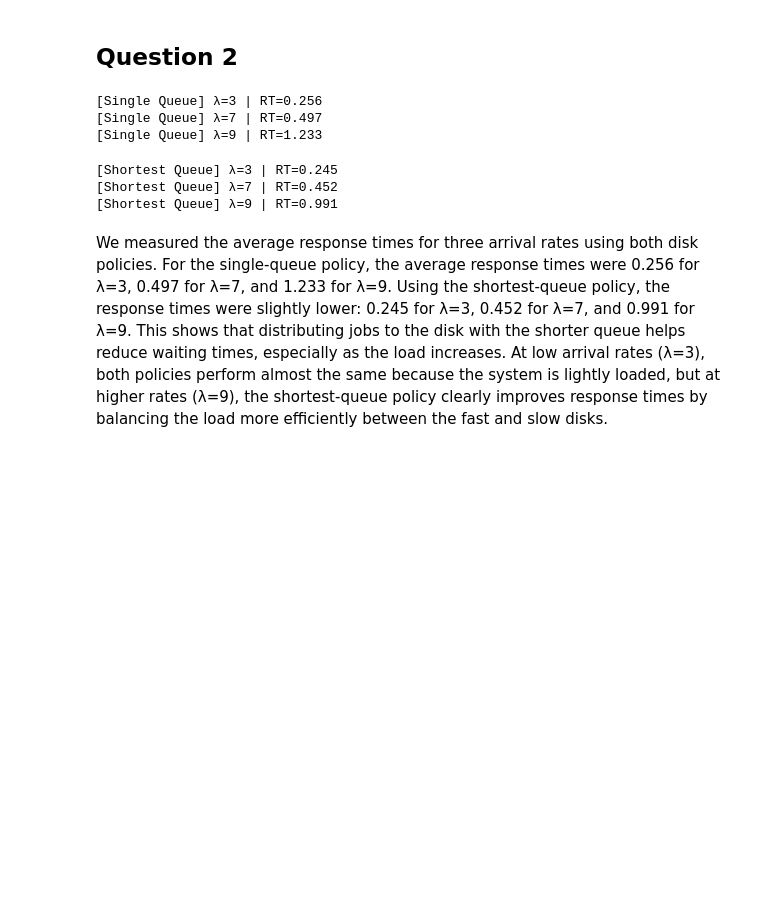
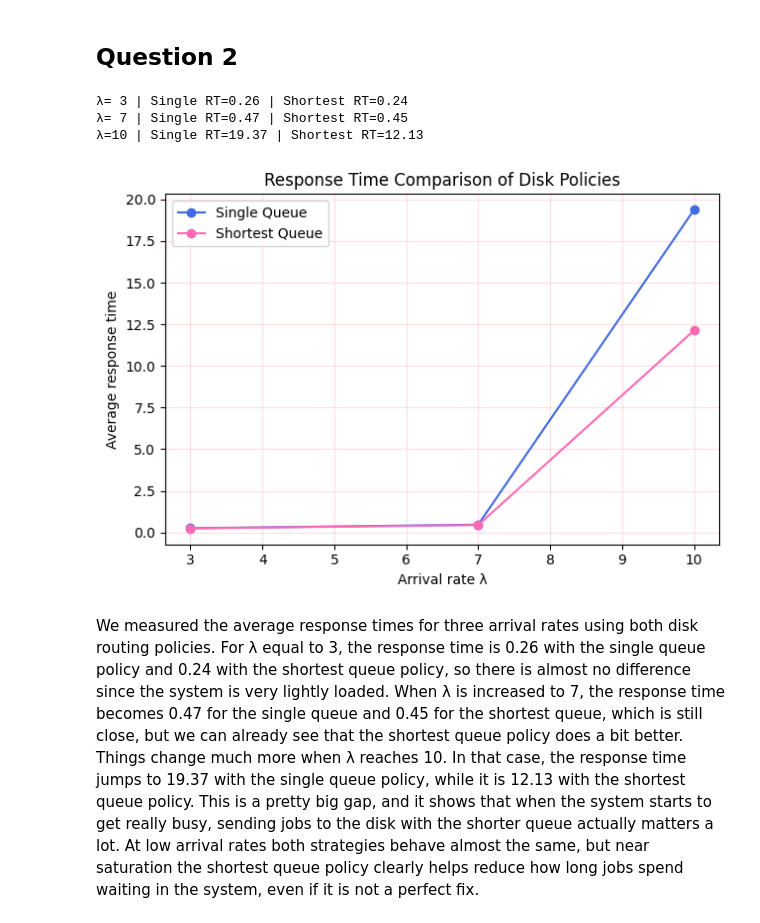
Before and after one commit to mariaponomarova/queuing-network-simulation, a Jupyter notebook: 2-open-queuing.ipynb, the cells around one changed output. Drawn from its saved outputs; the diff is of its cells as text; code cells hidden in the pictures; blank space fills up the shorter version.

```diff
--- a/2-open-queuing.ipynb
+++ b/2-open-queuing.ipynb
@@ -184,43 +204,45 @@ for lam in lambdas:
 For λ up to around 9, the system handles all arrivals smoothly, so throughput roughly matches λ and response times stay low. However, once λ reaches 10 or higher, response times start to explode while throughput stays around 10 jobs per unit time. This happens because the CPU is the bottleneck. In fact, every job must go through it first, and it can only process about 10 jobs per unit time on average. The disks don’t limit throughput, since there are two working in parallel and their combined capacity is higher than what the CPU can feed them. From this, we can conclude that the maximum sustainable throughput of the system is roughly 10 jobs per unit time, because adding more arrivals beyond this point only increases waiting times, not throughput.
 # %% [markdown]
 ## Question 2
-# %%
-# Test a few representative arrival rates for the single-queue policy
-# Chosen to show light (3), medium (7), and heavy (9) load
-for lam in [3, 7, 9]:
-    # Create simulation for this lambda with single-queue disk policy
-    sim = OpenQueueNet(lambda_=lam, policy="single")
-
-    # Run the simulation for 10,000 time units
-    sim.run(10_000)
-
-    # Get throughput and average response time
-    thr, rt = sim.results(10_000)
-
-    # Print average response time for this lambda
-    print(f"[Single Queue] λ={lam} | RT={rt:.3f}")
-# %% [output]
-[Single Queue] λ=3 | RT=0.256
-[Single Queue] λ=7 | RT=0.497
-[Single Queue] λ=9 | RT=1.233
-# %%
-# Test the same arrival rates for the shortest-queue policy
-# This lets us compare with the single-queue results
-for lam in [3, 7, 9]:
-    # Create a simulation with the shortest-queue routing
-    sim = OpenQueueNet(lambda_=lam, policy="shortest")
-
-    # Run the simulation for 10,000 time units
-    sim.run(10_000)
-
-    # Get throughput and average response time
-    thr, rt = sim.results(10_000)
-
-    # Print the average response time for this lambda
-    print(f"[Shortest Queue] λ={lam} | RT={rt:.3f}")
-# %% [output]
-[Shortest Queue] λ=3 | RT=0.245
-[Shortest Queue] λ=7 | RT=0.452
-[Shortest Queue] λ=9 | RT=0.991
+# %%
+rt_single = []
+rt_shortest = []
+test_lambdas = [3, 7, 10]
+
+for lam in test_lambdas:
+    sim_single = OpenQueueNet(lambda_=lam, policy="single")
+    sim_single.run(T)
+    thr_s, rt_s = sim_single.results(T)
+    rt_single.append(rt_s)
+
+    sim_short = OpenQueueNet(lambda_=lam, policy="shortest")
+    sim_short.run(T)
+    thr_q, rt_q = sim_short.results(T)
+    rt_shortest.append(rt_q)
+
+    print(
+        f"λ={lam:>2} | "
+        f"Single RT={rt_s:.2f} | "
+        f"Shortest RT={rt_q:.2f}"
+    )
+# %% [output]
+λ= 3 | Single RT=0.26 | Shortest RT=0.24
+λ= 7 | Single RT=0.47 | Shortest RT=0.45
+λ=10 | Single RT=19.37 | Shortest RT=12.13
+# %%
+plt.figure(figsize=(6.5, 4.5))
+plt.plot(test_lambdas, rt_single, marker="o", label="Single Queue", color = "royalblue")
+plt.plot(test_lambdas, rt_shortest, marker="o", label="Shortest Queue", color = "hotpink")
+
+plt.xlabel("Arrival rate λ")
+plt.ylabel("Average response time")
+plt.title("Response Time Comparison of Disk Policies")
+
+plt.grid(True, alpha=0.5, color = "pink")
+plt.legend()
+plt.tight_layout()
+plt.show()
+# %% [output]
+[figure, added]
 # %% [markdown]
-We measured the average response times for three arrival rates using both disk policies. For the single-queue policy, the average response times were 0.256 for λ=3, 0.497 for λ=7, and 1.233 for λ=9. Using the shortest-queue policy, the response times were slightly lower: 0.245 for λ=3, 0.452 for λ=7, and 0.991 for λ=9. This shows that distributing jobs to the disk with the shorter queue helps reduce waiting times, especially as the load increases. At low arrival rates (λ=3), both policies perform almost the same because the system is lightly loaded, but at higher rates (λ=9), the shortest-queue policy clearly improves response times by balancing the load more efficiently between the fast and slow disks.
+We measured the average response times for three arrival rates using both disk routing policies. For λ equal to 3, the response time is 0.26 with the single queue policy and 0.24 with the shortest queue policy, so there is almost no difference since the system is very lightly loaded. When λ is increased to 7, the response time becomes 0.47 for the single queue and 0.45 for the shortest queue, which is still close, but we can already see that the shortest queue policy does a bit better. Things change much more when λ reaches 10. In that case, the response time jumps to 19.37 with the single queue policy, while it is 12.13 with the shortest queue policy. This is a pretty big gap, and it shows that when the system starts to get really busy, sending jobs to the disk with the shorter queue actually matters a lot. At low arrival rates both strategies behave almost the same, but near saturation the shortest queue policy clearly helps reduce how long jobs spend waiting in the system, even if it is not a perfect fix.
```
Also changed, not shown: parts of 3 cells of this notebook, 1 other file.
